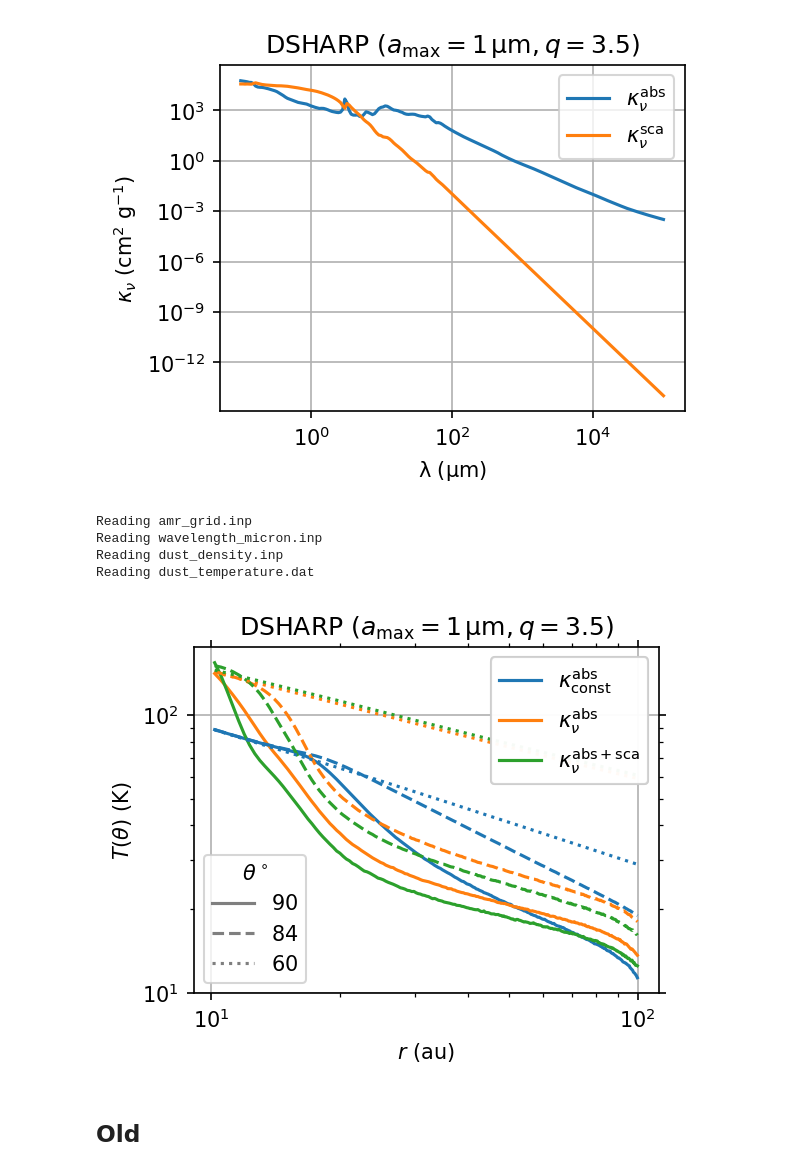
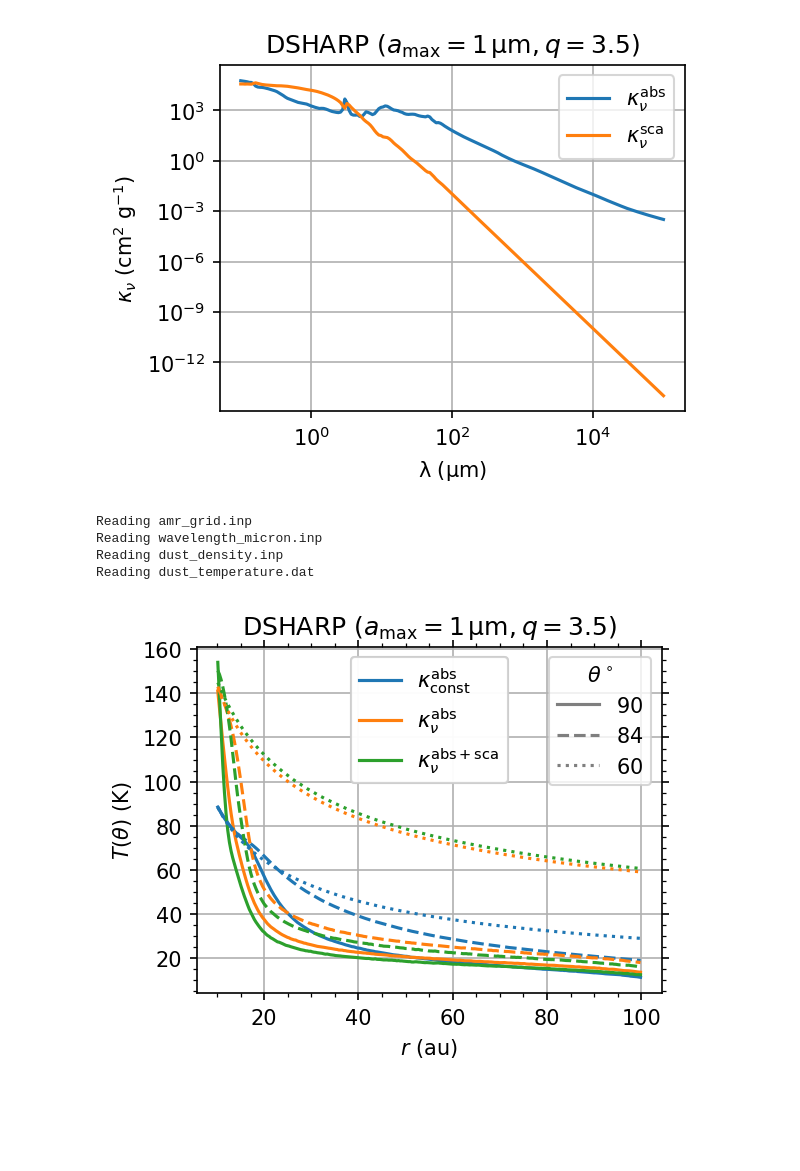
Before and after one commit to sabaronett/rad-hydro, a Jupyter notebook: radmc3d/dsharp_abs-sca/DSHARPAbsSca.ipynb, the cells around one changed output. Cells and saved outputs as stored; diff of their text form; code cells hidden in the pictures; blank space fills up the shorter version.

```diff
--- a/radmc3d/dsharp_abs-sca/DSHARPAbsSca.ipynb
+++ b/radmc3d/dsharp_abs-sca/DSHARPAbsSca.ipynb
@@ -210,6 +210,7 @@ c_solns, ls_thetas = [], []
 const = np.load('dust_temperature_const.npz')
 k_abs = np.load('dust_temperature_abs.npz')
 data = analyze.readData(ddens=True, dtemp=True)
+np.savez('dust_temperature_abs-sca', dusttemp=data.dusttemp)
 dtheta = (data.grid.yi[-1] - data.grid.yi[0])/data.grid.ny
 
 for th, theta_deg in enumerate(theta_degs):
@@ -217,36 +218,34 @@ for th, theta_deg in enumerate(theta_degs):
     ax.plot(data.grid.x/natconst.au, const['dusttemp'][:,j,0,0], 'tab:blue',
             ls=lss[th])
     ax.plot(data.grid.x/natconst.au, k_abs['dusttemp'][:,j,0,0], 'tab:orange',
             ls=lss[th])
     ax.plot(data.grid.x/natconst.au, data.dusttemp[:,j,0,0], 'tab:green',
             ls=lss[th])
     ls_thetas.append(ax.plot([], [], color='tab:gray', ls=lss[th],
                      label=rf'${theta_deg}$')[0])
 
 # Plot ghost points for colorless line style and add legends
 c_solns.append(ax.plot([], [], color='tab:blue',
                label=r'$\kappa_\mathrm{const}^\mathrm{abs}$')[0])
 c_solns.append(ax.plot([], [], color='tab:orange',
                label=r'$\kappa_\nu^\mathrm{abs}$')[0])
 c_solns.append(ax.plot([], [], color='tab:green',
                label=r'$\kappa_\nu^\mathrm{abs+sca}$')[0])
 ls_legend = plt.legend(title=r'$\theta^\circ$', handles=ls_thetas,
-                       loc='lower left')
-color_legend = plt.legend(handles=c_solns, loc='upper right')
+                       loc='upper right')
+color_legend = plt.legend(handles=c_solns, loc='upper center')
 ax.add_artist(ls_legend)
 ax.add_artist(color_legend)
 
 # Format (sub)plots
 ax.grid()
 ax.minorticks_on()
-ax.set(xscale='log', yscale='log', xlabel=r'$r$ (au)', ylabel=r'$T(\theta)$ (K)',
+ax.set(xlabel=r'$r$ (au)', ylabel=r'$T(\theta)$ (K)',
        title=r'DSHARP ($a_\mathrm{max}=1\,\mathrm{\mu m}, q=3.5$)')
 ax.tick_params(axis='both', which='both', top=True, right=True)
 # %% [output]
 Reading amr_grid.inp
 Reading wavelength_micron.inp
 Reading dust_density.inp
 Reading dust_temperature.dat
-[figure, old version]
+[figure, new version]
-# %% [markdown]
-## Old
```
Also changed, not shown: parts of 4 cells of this notebook, 2 other files.
